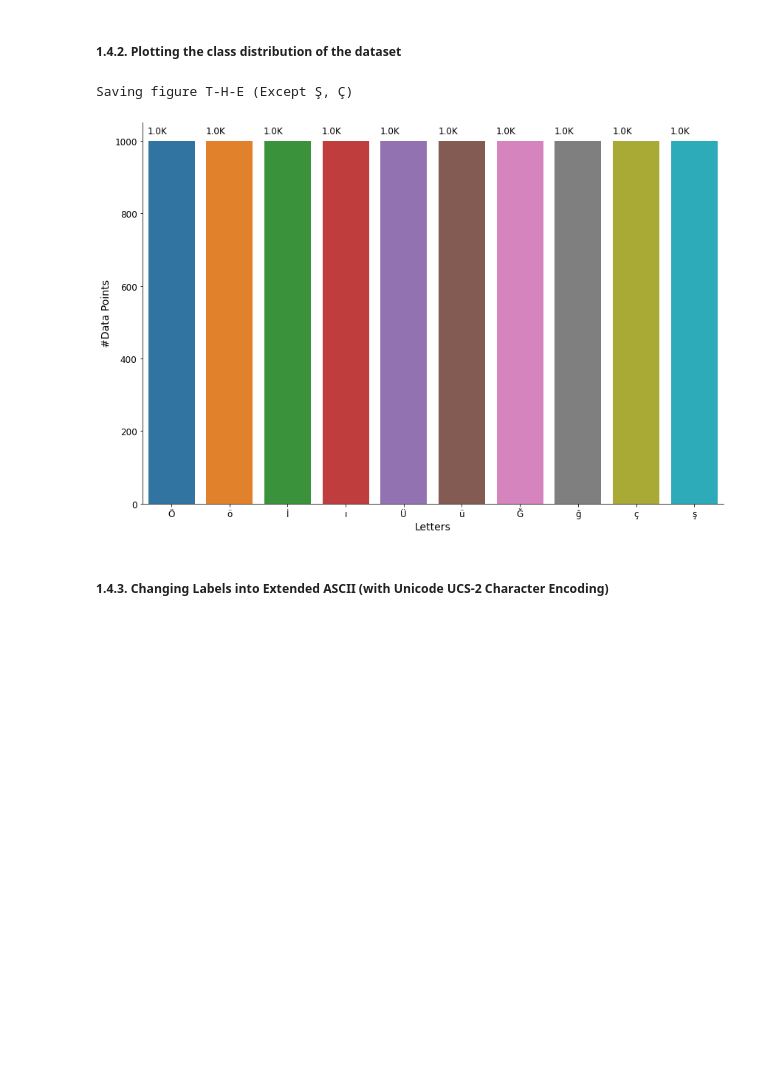
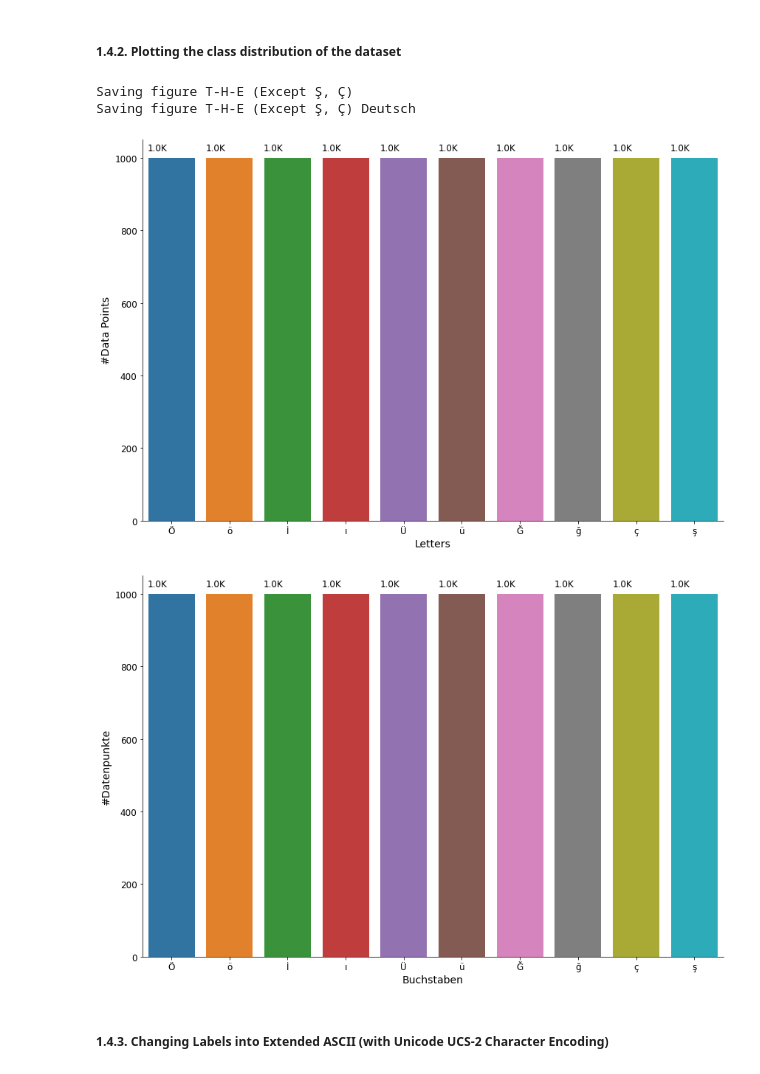
Before and after one commit to abodaotabashi/turkaracter, a Jupyter notebook: DataPreparation.ipynb, the cells around one changed output. Cells and saved outputs as stored; diff of their text form; code cells hidden in the pictures; blank space fills up the shorter version.

```diff
--- a/DataPreparation.ipynb
+++ b/DataPreparation.ipynb
@@ -654,22 +724,43 @@ data = {
     '#Data Points': frequecies
     }
 freq_df = pd.DataFrame(data)
+
+data_de = {
+    'Buchstaben': letters_names,
+    '#Datenpunkte': frequecies
+    }
+freq_de_df = pd.DataFrame(data_de)
 # %%
 freq_catplot = sns.catplot(x="Letters", y="#Data Points", kind="bar", height=8, aspect=1.5, orient='v',  data=freq_df)
 freq_catplot.set_yticklabels(fontsize=12, rotation=0)
 ax4 = freq_catplot.facet_axis(0,0)
 for p in ax4.patches:
     ax4.text(p.get_x() - 0.01,
             p.get_height() * 1.02,
             '{0:.1f}K'.format(p.get_height()/1000),   #Used to format it K representation
             color='black',
             rotation='horizontal',
             size='large')
 
 save_fig('T-H-E (Except Ş, Ç)', tight_layout=False)
+
+freq_de_catplot = sns.catplot(x="Buchstaben", y="#Datenpunkte", kind="bar", height=8, aspect=1.5, orient='v',  data=freq_de_df)
+freq_de_catplot.set_yticklabels(fontsize=12, rotation=0)
+ax4 = freq_de_catplot.facet_axis(0,0)
+for p in ax4.patches:
+    ax4.text(p.get_x() - 0.01,
+            p.get_height() * 1.02,
+            '{0:.1f}K'.format(p.get_height()/1000),   #Used to format it K representation
+            color='black',
+            rotation='horizontal',
+            size='large')
+
+save_fig('T-H-E (Except Ş, Ç) Deutsch', tight_layout=False)
 # %% [output]
 Saving figure T-H-E (Except Ş, Ç)
+Saving figure T-H-E (Except Ş, Ç) Deutsch
 [figure]
+[figure, added]
 # %% [markdown]
 ##### 1.4.3. Changing Labels into Extended ASCII (with Unicode UCS-2 Character Encoding)
 # %% [markdown]
```
Also changed, not shown: parts of 7 cells of this notebook, 36 other files.
